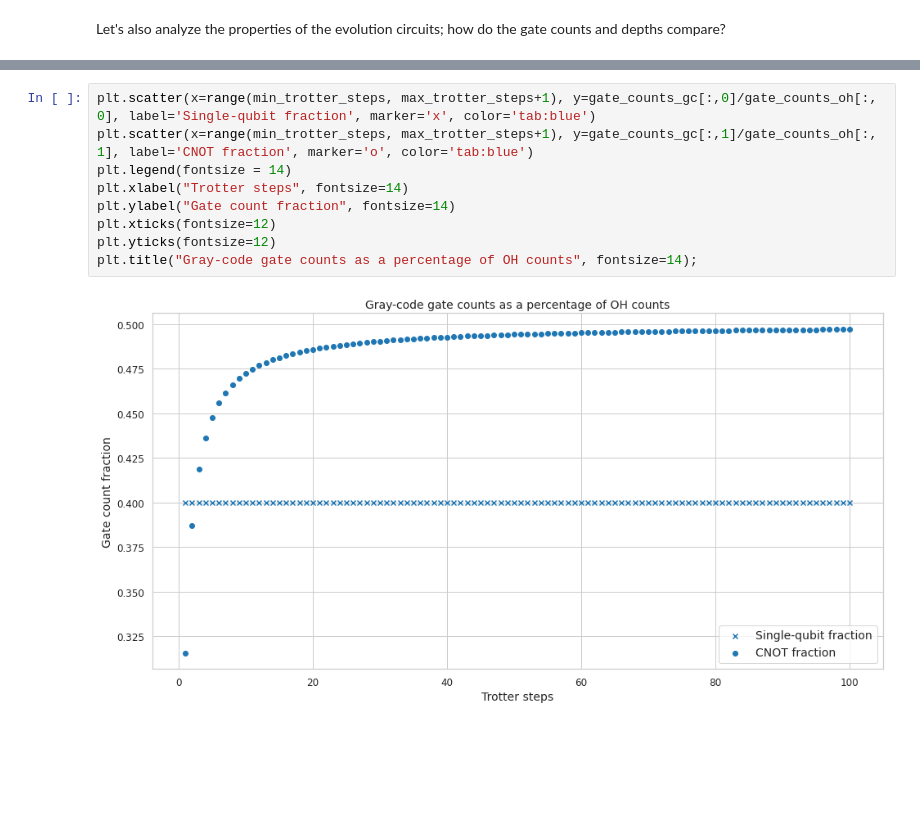
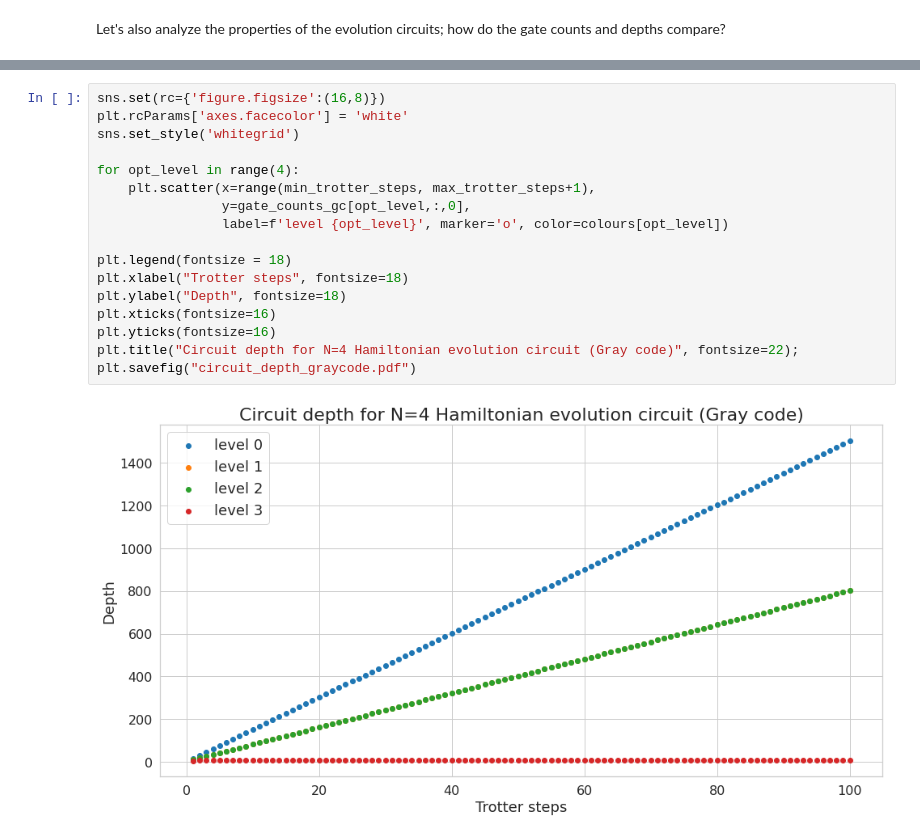
Before and after one commit to glassnotes/GrayCode-QubitEncoding, a Jupyter notebook: notebooks/Time-Evolution-SV.ipynb, the cells around one changed output, grey strips where cells are left out. Cells and saved outputs as stored; diff of their text form; blank space fills up the shorter version.

```diff
--- a/notebooks/Time-Evolution-SV.ipynb
+++ b/notebooks/Time-Evolution-SV.ipynb
@@ -509,11 +536,19 @@ plt.title("Gate counts for N=4 Hamiltonian evolution circuit", fontsize=22);
-# %%
-plt.scatter(x=range(min_trotter_steps, max_trotter_steps+1), y=gate_counts_gc[:,0]/gate_counts_oh[:, 0], label='Single-qubit fraction', marker='x', color='tab:blue')
-plt.scatter(x=range(min_trotter_steps, max_trotter_steps+1), y=gate_counts_gc[:,1]/gate_counts_oh[:, 1], label='CNOT fraction', marker='o', color='tab:blue')
-plt.legend(fontsize = 14)
-plt.xlabel("Trotter steps", fontsize=14)
-plt.ylabel("Gate count fraction", fontsize=14)
-plt.xticks(fontsize=12)
-plt.yticks(fontsize=12)
-plt.title("Gray-code gate counts as a percentage of OH counts", fontsize=14);
-# %% [output]
-[figure, removed]
+# %%
+sns.set(rc={'figure.figsize':(16,8)})
+plt.rcParams['axes.facecolor'] = 'white'
+sns.set_style('whitegrid')
+
+for opt_level in range(4):
+    plt.scatter(x=range(min_trotter_steps, max_trotter_steps+1),
+                y=gate_counts_gc[opt_level,:,0],
+                label=f'level {opt_level}', marker='o', color=colours[opt_level])
+
+plt.legend(fontsize = 18)
+plt.xlabel("Trotter steps", fontsize=18)
+plt.ylabel("Depth", fontsize=18)
+plt.xticks(fontsize=16)
+plt.yticks(fontsize=16)
+plt.title("Circuit depth for N=4 Hamiltonian evolution circuit (Gray code)", fontsize=22);
+plt.savefig("circuit_depth_graycode.pdf")
+# %% [output]
+[figure, added]
```
Also changed, not shown: parts of 23 cells of this notebook, 10 other files.
